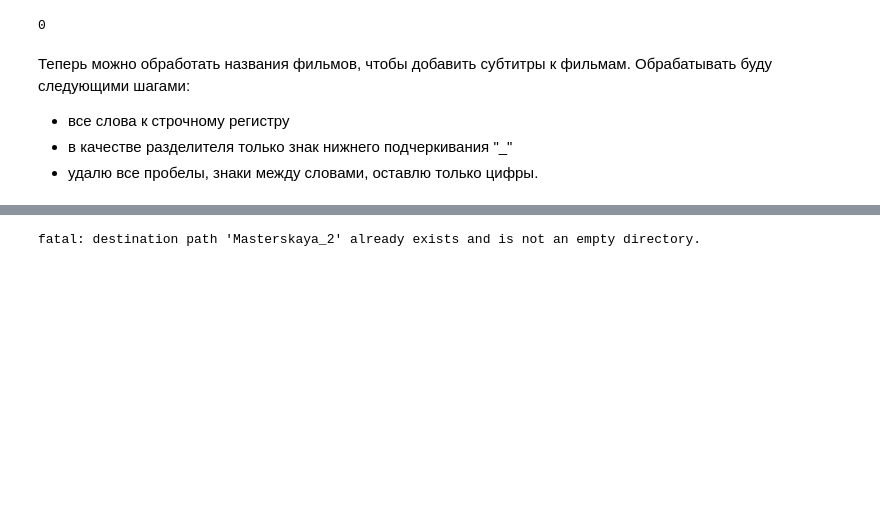
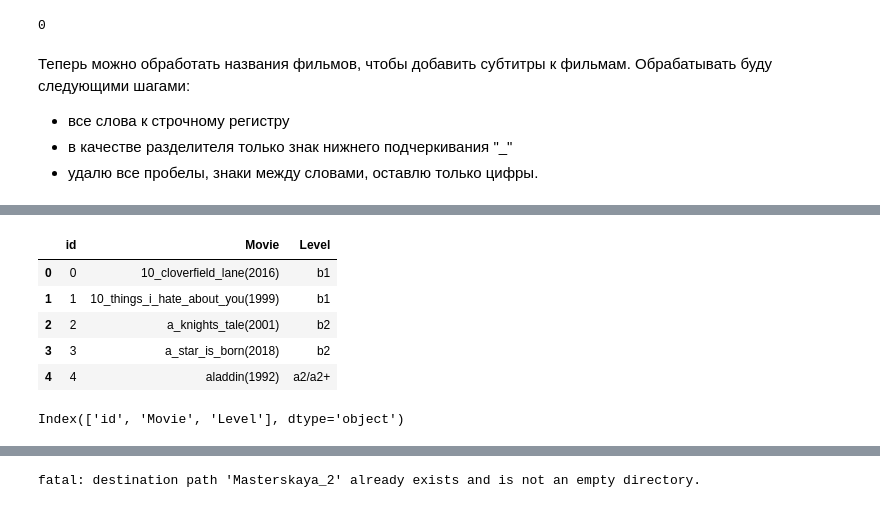
Before and after one commit to AV-BOLT/Masterskaya_2, a Jupyter notebook: Notebooks/determine_langlevel_by_subs.ipynb, the cells around one changed output, grey strips where cells are left out. Saved outputs shown, nothing was run; the diff lists cells and outputs as text; code cells hidden in the pictures; blank space fills up the shorter version.

```diff
--- a/Notebooks/determine_langlevel_by_subs.ipynb
+++ b/Notebooks/determine_langlevel_by_subs.ipynb
@@ -147,0 +161,15 @@ movie.count('None')
+# %%
+# почистим названия фильмов в дата
+data = transform_values(data)
+data.head()
+# %% [output]
+|  | id | Movie | Level |
+| 0 | 0 | 10_cloverfield_lane(2016) | b1 |
+| 1 | 1 | 10_things_i_hate_about_you(1999) | b1 |
+| 2 | 2 | a_knights_tale(2001) | b2 |
+| 3 | 3 | a_star_is_born(2018) | b2 |
+| 4 | 4 | aladdin(1992) | a2/a2+ |
+# %%
+data.columns
+# %% [output]
+Index(['id', 'Movie', 'Level'], dtype='object')
```
Also changed, not shown: parts of 14 cells of this notebook.
